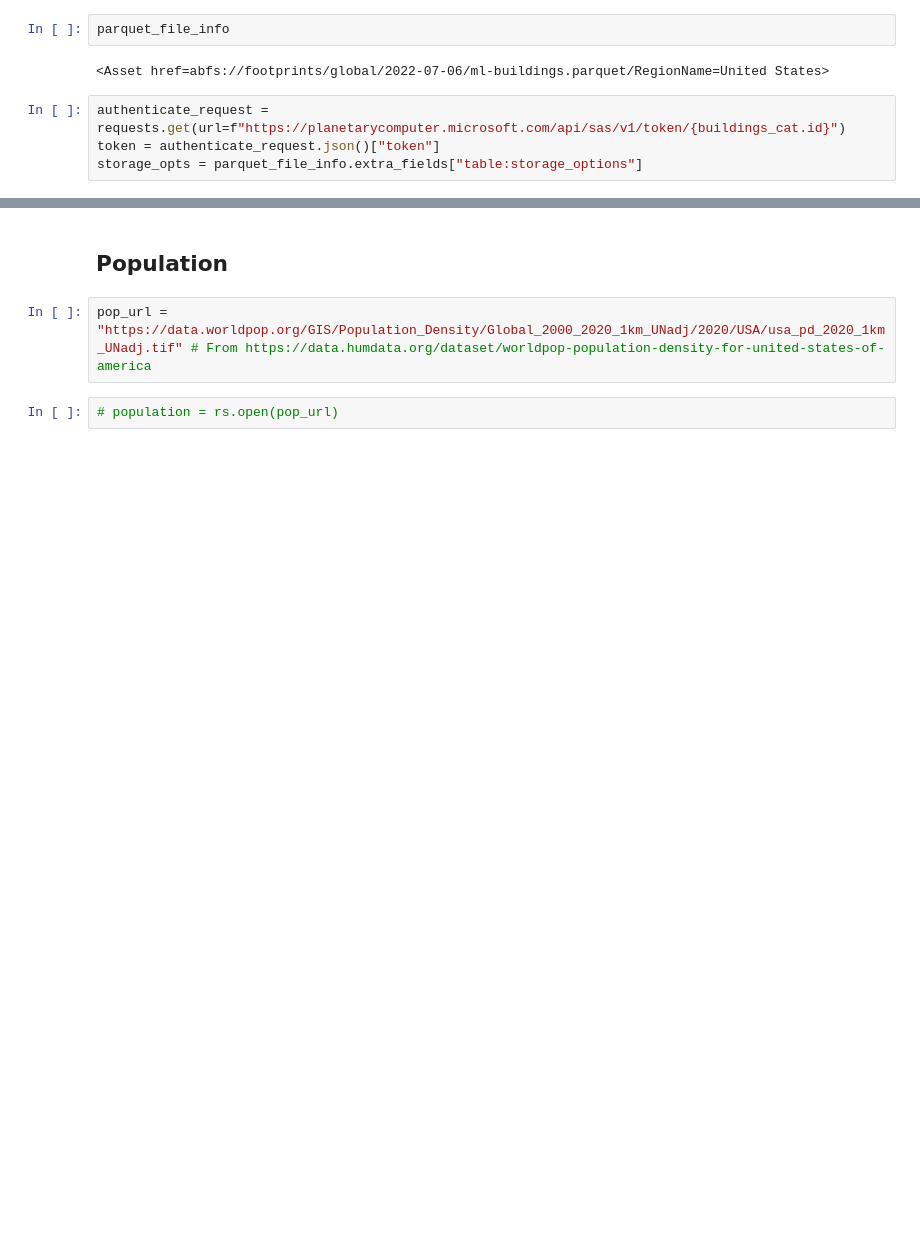
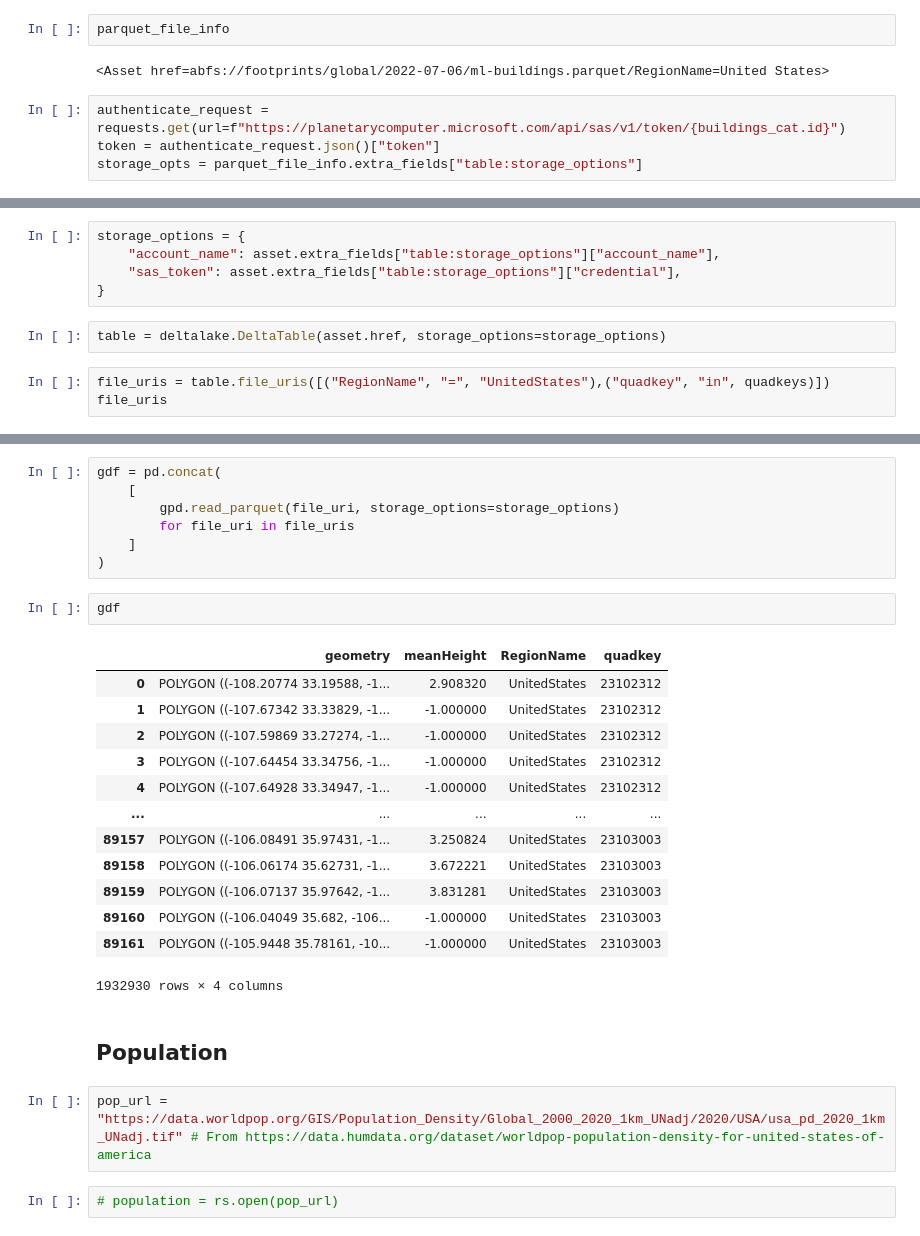
Before and after one commit to developmentseed/nasa-disasters-hub-jupytergis, a Jupyter notebook: fires.ipynb, the cells around one changed output, grey strips where cells are left out. Drawn from its saved outputs; the diff is of its cells as text; blank space fills up the shorter version.

```diff
--- a/fires.ipynb
+++ b/fires.ipynb
@@ -194,0 +246,10 @@ test_gpd
+# %%
+storage_options = {
+    "account_name": asset.extra_fields["table:storage_options"]["account_name"],
+    "sas_token": asset.extra_fields["table:storage_options"]["credential"],
+}
+# %%
+table = deltalake.DeltaTable(asset.href, storage_options=storage_options)
+# %%
+file_uris = table.file_uris([("RegionName", "=", "UnitedStates"),("quadkey", "in", quadkeys)])
+file_uris
@@ -195,3 +274,26 @@ test_gpd
+# %%
+gdf = pd.concat(
+    [
+        gpd.read_parquet(file_uri, storage_options=storage_options)
+        for file_uri in file_uris
+    ]
+)
+# %%
+gdf
+# %% [output]
+|  | geometry | meanHeight | RegionName | quadkey |
+| 0 | POLYGON ((-108.20774 33.19588, -1... | 2.908320 | UnitedStates | 23102312 |
+| 1 | POLYGON ((-107.67342 33.33829, -1... | -1.000000 | UnitedStates | 23102312 |
+| 2 | POLYGON ((-107.59869 33.27274, -1... | -1.000000 | UnitedStates | 23102312 |
+| 3 | POLYGON ((-107.64454 33.34756, -1... | -1.000000 | UnitedStates | 23102312 |
+| 4 | POLYGON ((-107.64928 33.34947, -1... | -1.000000 | UnitedStates | 23102312 |
+| ... | ... | ... | ... | ... |
+| 89157 | POLYGON ((-106.08491 35.97431, -1... | 3.250824 | UnitedStates | 23103003 |
+| 89158 | POLYGON ((-106.06174 35.62731, -1... | 3.672221 | UnitedStates | 23103003 |
+| 89159 | POLYGON ((-106.07137 35.97642, -1... | 3.831281 | UnitedStates | 23103003 |
+| 89160 | POLYGON ((-106.04049 35.682, -106... | -1.000000 | UnitedStates | 23103003 |
+| 89161 | POLYGON ((-105.9448 35.78161, -10... | -1.000000 | UnitedStates | 23103003 |
+1932930 rows × 4 columns
 # %% [markdown]
 ## Population
 # %%
```
Also changed, not shown: parts of 17 cells of this notebook, 2 other files.
